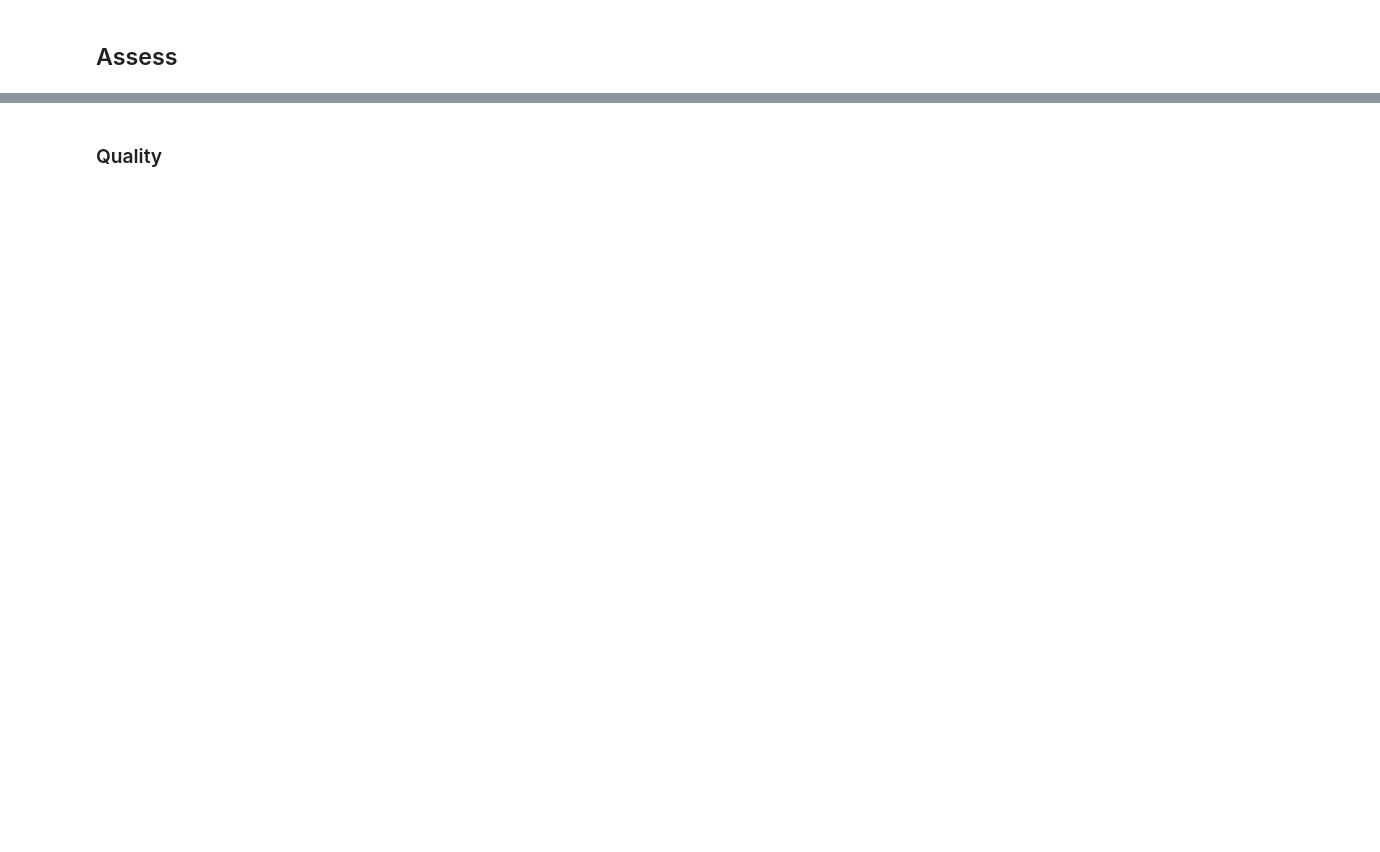
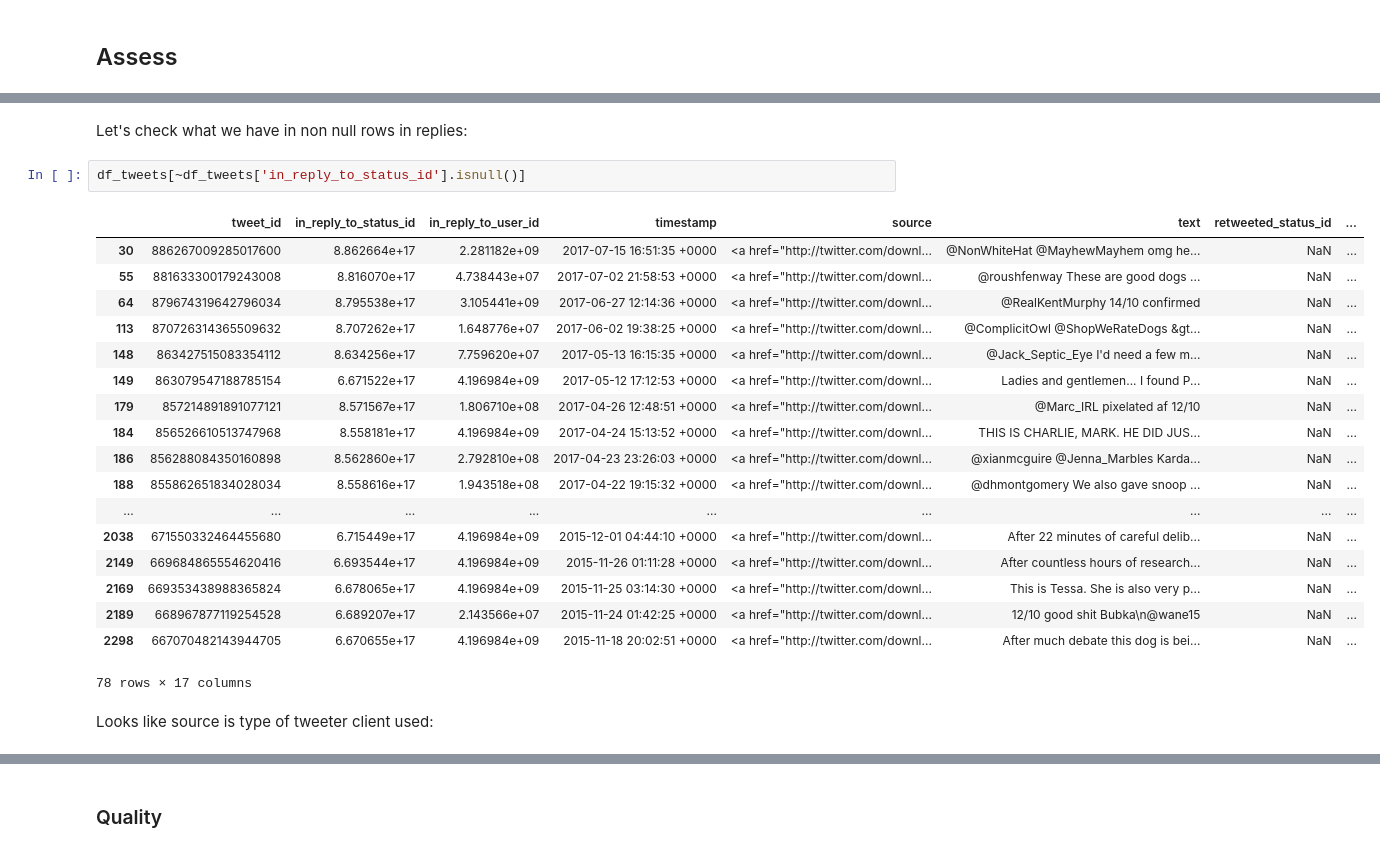
Before and after one commit to Askanio234/WeRateDogs-Tweets, a Jupyter notebook: wrangle_act.ipynb, the cells around one changed output, grey strips where cells are left out. Drawn from its saved outputs; the diff is of its cells as text; blank space fills up the shorter version.

```diff
--- a/wrangle_act.ipynb
+++ b/wrangle_act.ipynb
@@ -20,0 +69,25 @@ df_images = pd.read_csv(io.StringIO(image_data.decode('utf-8')), sep='\t')
+# %% [markdown]
+Let's check what we have in non null rows in replies:
+# %%
+df_tweets[~df_tweets['in_reply_to_status_id'].isnull()]
+# %% [output]
+|  | tweet_id | in_reply_to_status_id | in_reply_to_user_id | timestamp | source | text | retweeted_status_id | ... |
+| 30 | 886267009285017600 | 8.862664e+17 | 2.281182e+09 | 2017-07-15 16:51:35 +0000 | <a href="http://twitter.com/downl... | @NonWhiteHat @MayhewMayhem omg he... | NaN | ... |
+| 55 | 881633300179243008 | 8.816070e+17 | 4.738443e+07 | 2017-07-02 21:58:53 +0000 | <a href="http://twitter.com/downl... | @roushfenway These are good dogs ... | NaN | ... |
+| 64 | 879674319642796034 | 8.795538e+17 | 3.105441e+09 | 2017-06-27 12:14:36 +0000 | <a href="http://twitter.com/downl... | @RealKentMurphy 14/10 confirmed | NaN | ... |
+| 113 | 870726314365509632 | 8.707262e+17 | 1.648776e+07 | 2017-06-02 19:38:25 +0000 | <a href="http://twitter.com/downl... | @ComplicitOwl @ShopWeRateDogs &gt... | NaN | ... |
+| 148 | 863427515083354112 | 8.634256e+17 | 7.759620e+07 | 2017-05-13 16:15:35 +0000 | <a href="http://twitter.com/downl... | @Jack_Septic_Eye I'd need a few m... | NaN | ... |
+| 149 | 863079547188785154 | 6.671522e+17 | 4.196984e+09 | 2017-05-12 17:12:53 +0000 | <a href="http://twitter.com/downl... | Ladies and gentlemen... I found P... | NaN | ... |
+| 179 | 857214891891077121 | 8.571567e+17 | 1.806710e+08 | 2017-04-26 12:48:51 +0000 | <a href="http://twitter.com/downl... | @Marc_IRL pixelated af 12/10 | NaN | ... |
+| 184 | 856526610513747968 | 8.558181e+17 | 4.196984e+09 | 2017-04-24 15:13:52 +0000 | <a href="http://twitter.com/downl... | THIS IS CHARLIE, MARK. HE DID JUS... | NaN | ... |
+| 186 | 856288084350160898 | 8.562860e+17 | 2.792810e+08 | 2017-04-23 23:26:03 +0000 | <a href="http://twitter.com/downl... | @xianmcguire @Jenna_Marbles Karda... | NaN | ... |
+| 188 | 855862651834028034 | 8.558616e+17 | 1.943518e+08 | 2017-04-22 19:15:32 +0000 | <a href="http://twitter.com/downl... | @dhmontgomery We also gave snoop ... | NaN | ... |
+| ... | ... | ... | ... | ... | ... | ... | ... | ... |
+| 2038 | 671550332464455680 | 6.715449e+17 | 4.196984e+09 | 2015-12-01 04:44:10 +0000 | <a href="http://twitter.com/downl... | After 22 minutes of careful delib... | NaN | ... |
+| 2149 | 669684865554620416 | 6.693544e+17 | 4.196984e+09 | 2015-11-26 01:11:28 +0000 | <a href="http://twitter.com/downl... | After countless hours of research... | NaN | ... |
+| 2169 | 669353438988365824 | 6.678065e+17 | 4.196984e+09 | 2015-11-25 03:14:30 +0000 | <a href="http://twitter.com/downl... | This is Tessa. She is also very p... | NaN | ... |
+| 2189 | 668967877119254528 | 6.689207e+17 | 2.143566e+07 | 2015-11-24 01:42:25 +0000 | <a href="http://twitter.com/downl... | 12/10 good shit Bubka\n@wane15 | NaN | ... |
+| 2298 | 667070482143944705 | 6.670655e+17 | 4.196984e+09 | 2015-11-18 20:02:51 +0000 | <a href="http://twitter.com/downl... | After much debate this dog is bei... | NaN | ... |
+78 rows × 17 columns
+# %% [markdown]
+Looks like source is type of tweeter client used:
```
Also changed, not shown: parts of 18 cells of this notebook.
